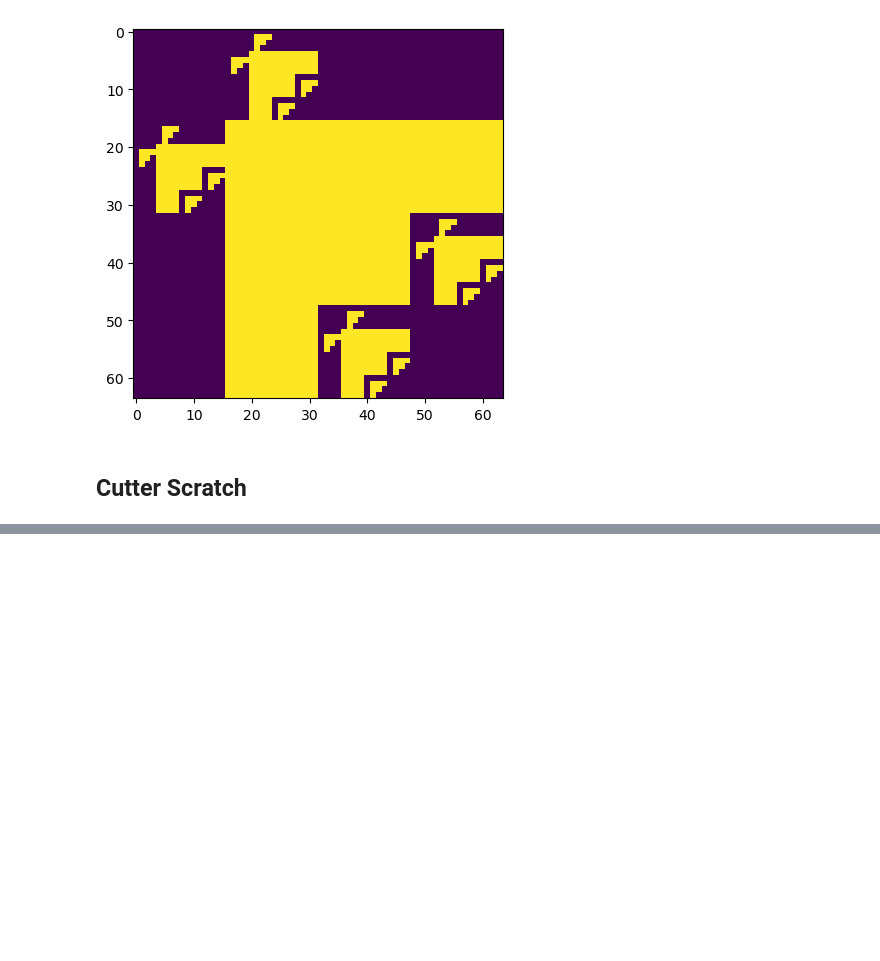
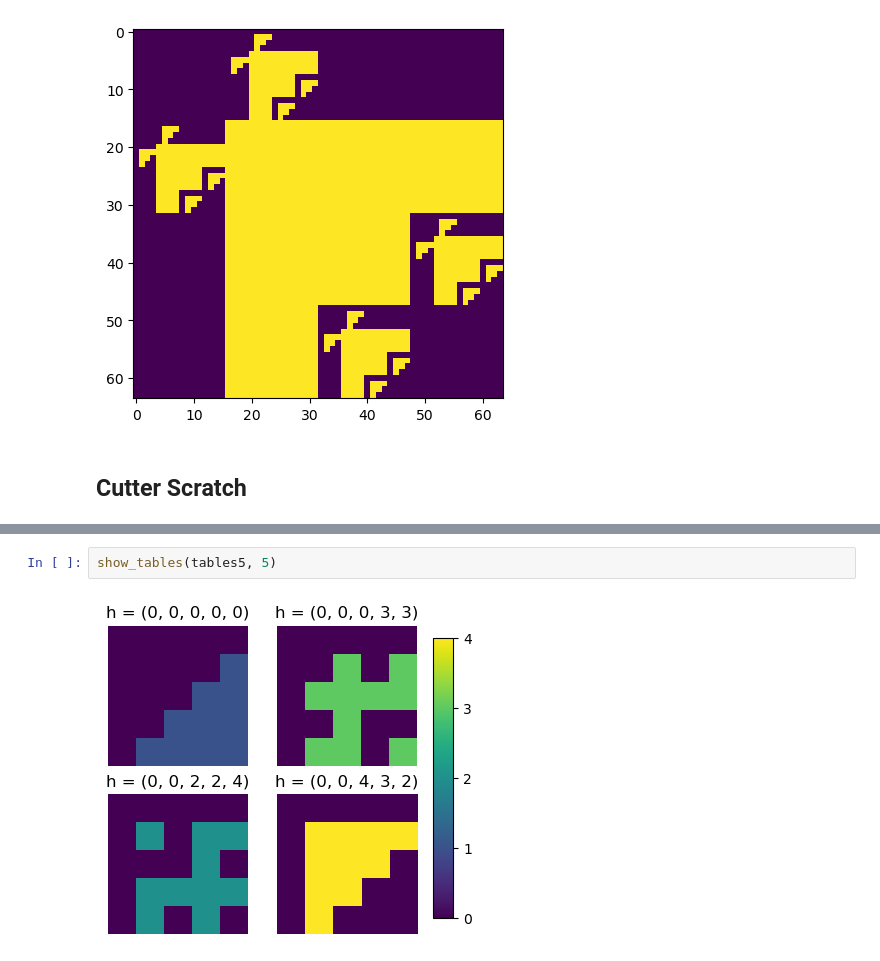
Before and after one commit to cutterdawes/BaseAddition, a Jupyter notebook: carry_tables.ipynb, the cells around one changed output, grey strips where cells are left out. Cells and saved outputs as stored; diff of their text form; blank space fills up the shorter version.

```diff
--- a/carry_tables.ipynb
+++ b/carry_tables.ipynb
@@ -221,0 +204,4 @@ Try 6 and 12
+# %%
+show_tables(tables5, 5)
+# %% [output]
+[figure, added]
```
Also changed, not shown: parts of 27 cells of this notebook.
